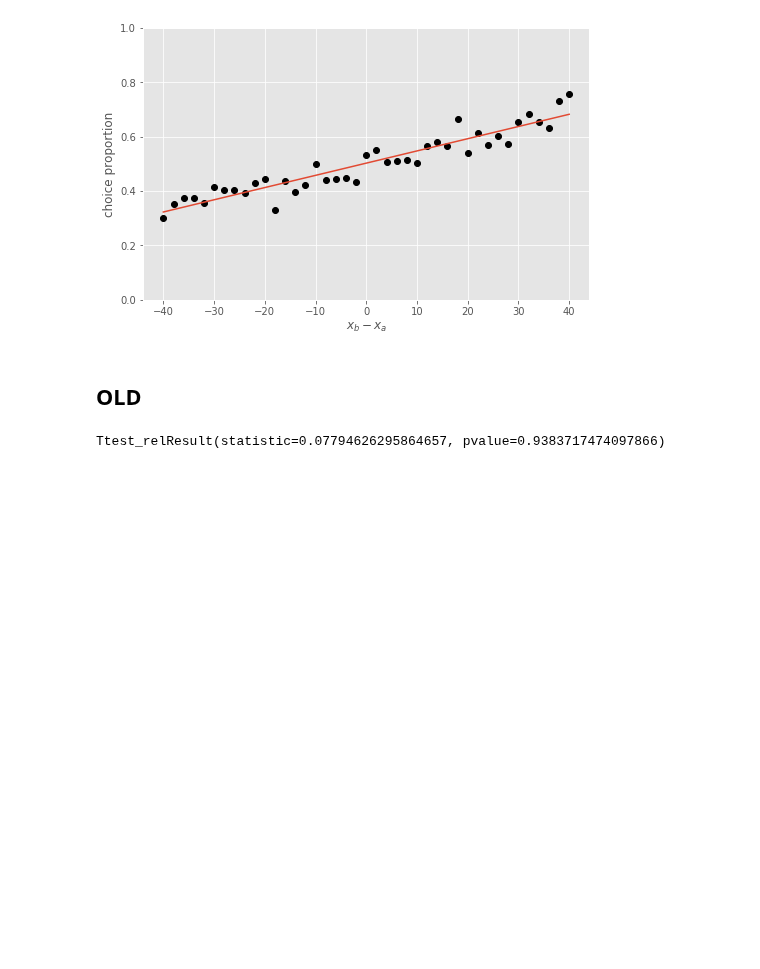
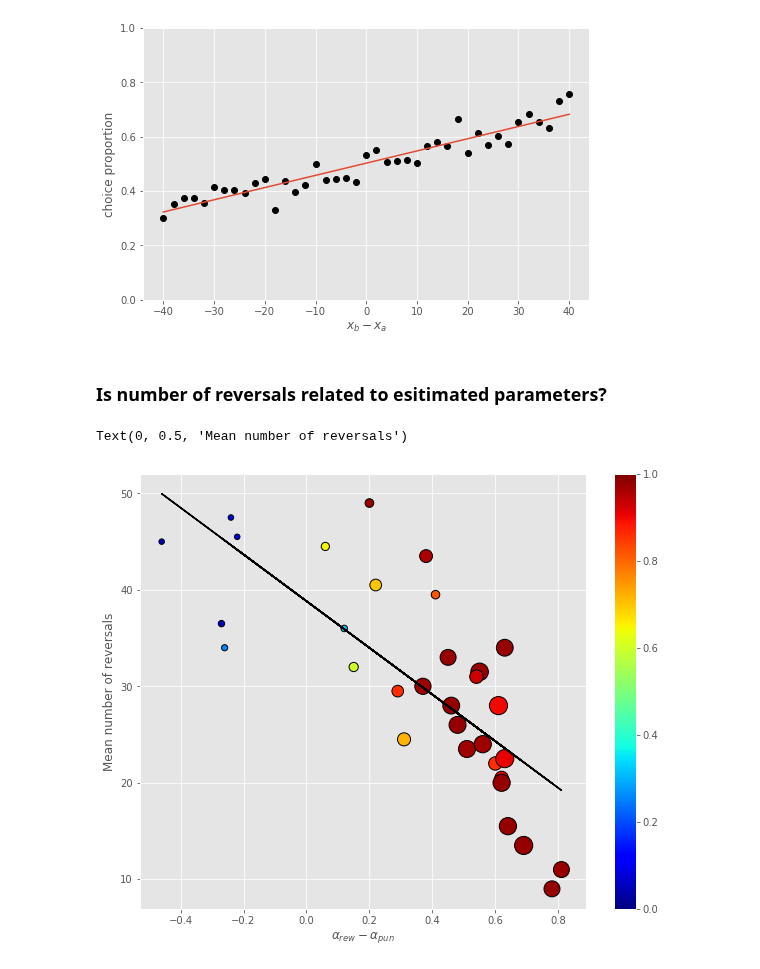
Before and after one commit to kbonna/decidenet, a Jupyter notebook: behavioral_analysis/dn_ba_05_behavioral_metrics.ipynb, the cells around one changed output. Saved outputs shown, nothing was run; the diff lists cells and outputs as text; code cells hidden in the pictures; blank space fills up the shorter version.

```diff
--- a/behavioral_analysis/dn_ba_05_behavioral_metrics.ipynb
+++ b/behavioral_analysis/dn_ba_05_behavioral_metrics.ipynb
@@ -80,8 +81,8 @@ ax.set_ylim([0, 1])
 # %% [output]
 (0, 1)
 [figure]
-# %% [markdown]
-## OLD
+# %% [markdown]
+### Is number of reversals related to esitimated parameters?
 # %%
 # Number of reversals for each participant
 def calculate_reversals(response):
@@ -93,8 +94,27 @@ reversals = np.zeros((n_subjects, n_conditions))
 for i in range(n_subjects):
     for j in range(n_conditions):
         reversals[i, j] = calculate_reversals(beh[i, j, :, 4])
-
-
-stats.ttest_rel(reversals[:, 0], reversals[:, 1])
-# %% [output]
-Ttest_relResult(statistic=0.07794626295864657, pvalue=0.9383717474097866)
+# %%
+alphas = np.load('matjags-dn/data/alpha_pdci_mle.npy')
+mat = scipy.io.loadmat('matjags-dn/data/pmp_seq.mat', squeeze_me=True)
+# %%
+fig, ax = plt.subplots(figsize=(10, 8))
+
+x = alphas[:,0]-alphas[:,1] # alpha_rew (extreme) - alpha_pun
+y = np.mean(reversals, axis=1)
+s = 300*(mat['pmp_seq'][2, :] / np.max(mat['pmp_seq'][2, :])) + 30
+c = alphas[:, 0]
+
+
+sc = ax.scatter(
+    x, y, s=s, c=c,
+    cmap='jet', vmin=0, vmax=1,
+    linewidth=1, edgecolor='k',
+)
+cb = plt.colorbar(sc)
+ax.plot(x, np.poly1d(np.polyfit(x, y, 1))(x), 'k')
+ax.set_xlabel(r'$\alpha_{rew} - \alpha_{pun}$')
+ax.set_ylabel('Mean number of reversals')
+# %% [output]
+Text(0, 0.5, 'Mean number of reversals')
+[figure, added]
```
Also changed, not shown: parts of 3 cells of this notebook, 1 other file.
